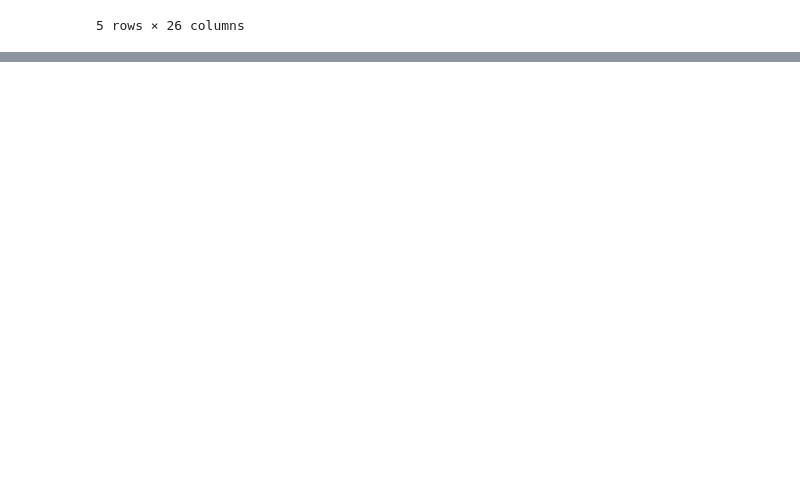
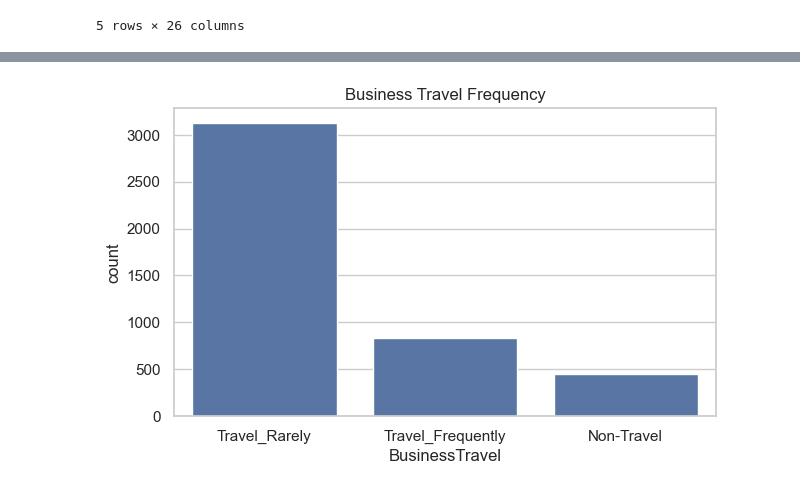
Before and after one commit to yanou16/ai_model, a Jupyter notebook: data_cleaning.ipynb, the cells around one changed output, grey strips where cells are left out. Saved outputs shown, nothing was run; the diff lists cells and outputs as text; code cells hidden in the pictures; blank space fills up the shorter version.

```diff
--- a/data_cleaning.ipynb
+++ b/data_cleaning.ipynb
@@ -169,0 +241,7 @@ None
+# %%
+plt.figure(figsize=(7,4))
+sns.countplot(x=df["BusinessTravel"])
+plt.title("Business Travel Frequency")
+plt.show()
+# %% [output]
+[figure, added]
```
Also changed, not shown: parts of 39 cells of this notebook, 1 other file.
